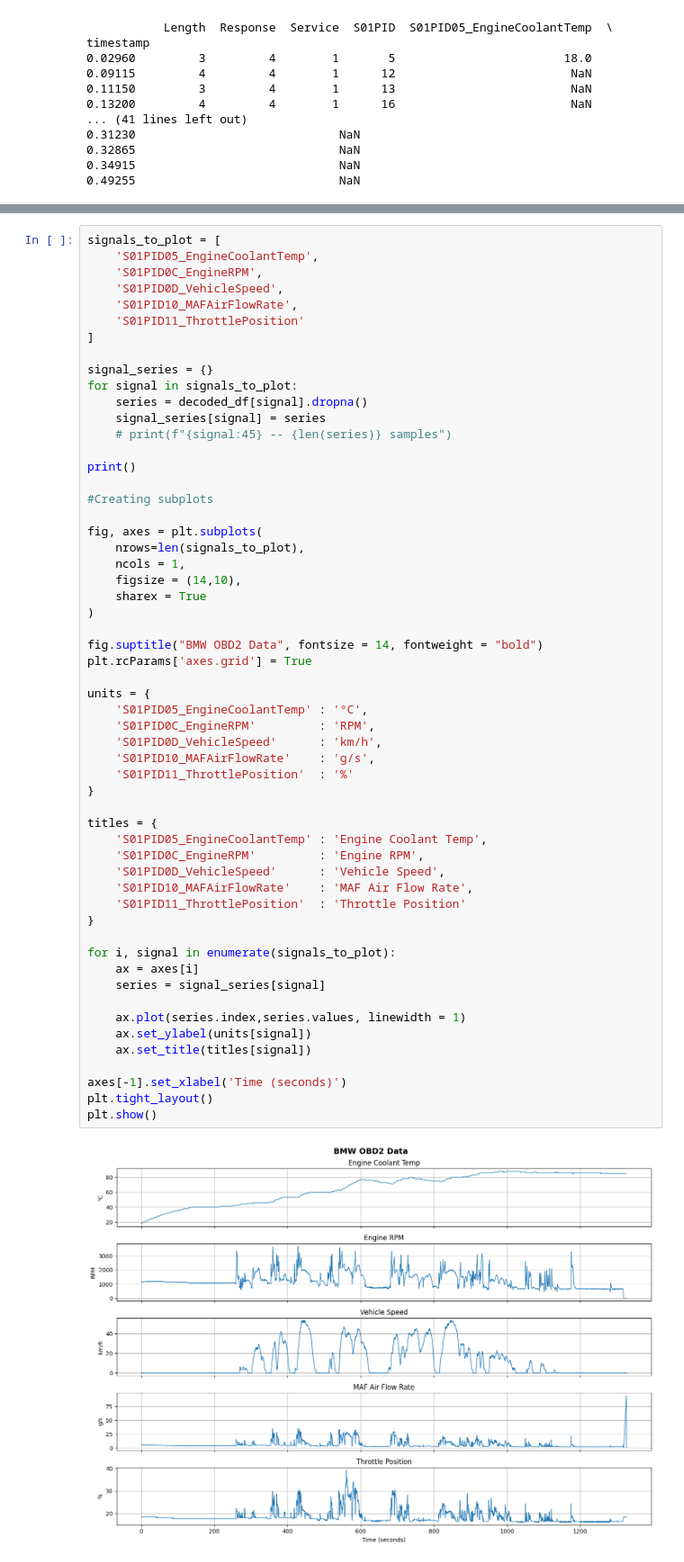
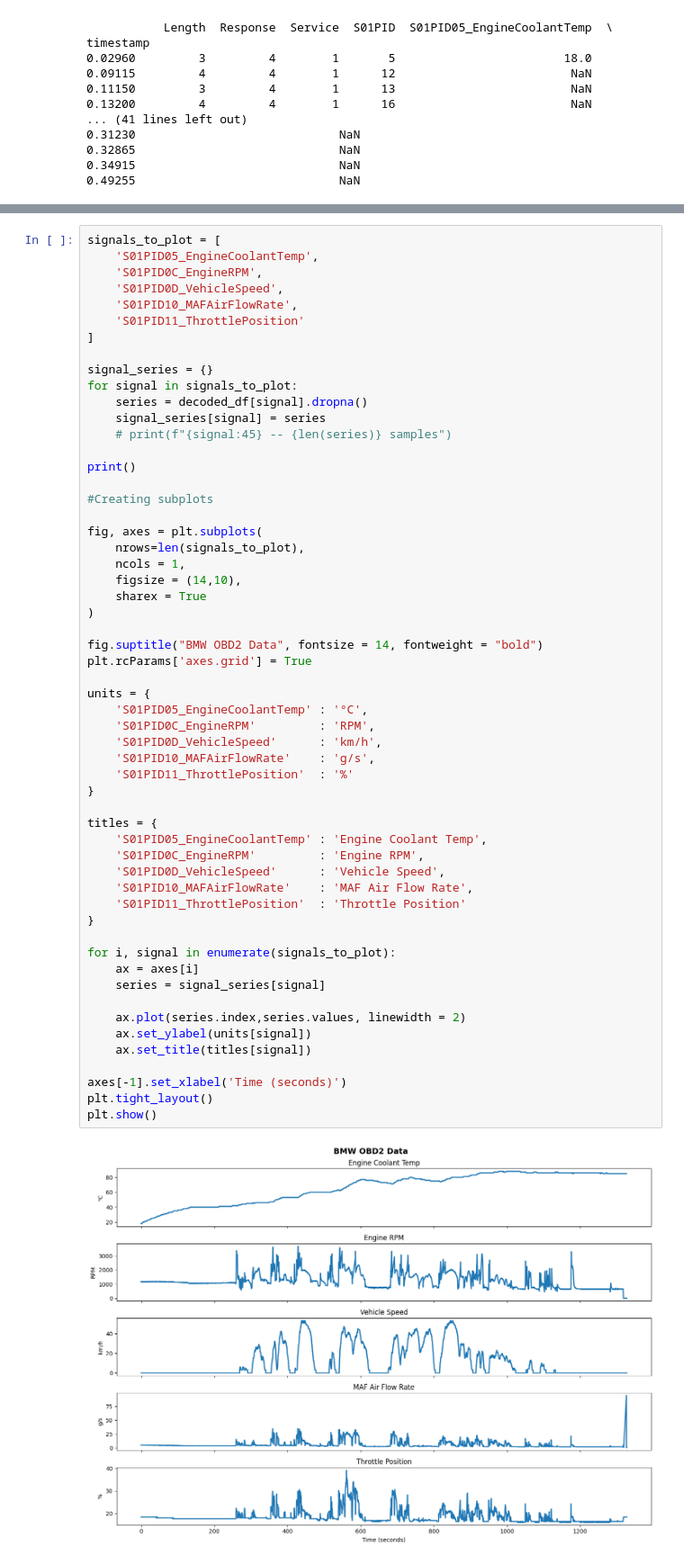
Before and after one commit to CalmKarna44/CAN_BUS_Data_Processor, a Jupyter notebook: CAN_Data_Processing.ipynb, the cells around one changed output, grey strips where cells are left out. Shown at 90% size. Drawn from its saved outputs; the diff is of its cells as text.

```diff
--- a/CAN_Data_Processing.ipynb
+++ b/CAN_Data_Processing.ipynb
@@ -207,32 +209,32 @@ fig, axes = plt.subplots(
 fig.suptitle("BMW OBD2 Data", fontsize = 14, fontweight = "bold")
 plt.rcParams['axes.grid'] = True
 
 units = {
     'S01PID05_EngineCoolantTemp' : '°C',
     'S01PID0C_EngineRPM'         : 'RPM',
     'S01PID0D_VehicleSpeed'      : 'km/h',
     'S01PID10_MAFAirFlowRate'    : 'g/s',
     'S01PID11_ThrottlePosition'  : '%'
 }
 
 titles = {
     'S01PID05_EngineCoolantTemp' : 'Engine Coolant Temp',
     'S01PID0C_EngineRPM'         : 'Engine RPM',
     'S01PID0D_VehicleSpeed'      : 'Vehicle Speed',
     'S01PID10_MAFAirFlowRate'    : 'MAF Air Flow Rate',
     'S01PID11_ThrottlePosition'  : 'Throttle Position'
 }
 
 for i, signal in enumerate(signals_to_plot):
     ax = axes[i]
     series = signal_series[signal]
 
-    ax.plot(series.index,series.values, linewidth = 1)
+    ax.plot(series.index,series.values, linewidth = 2)
     ax.set_ylabel(units[signal])
     ax.set_title(titles[signal])
 
 axes[-1].set_xlabel('Time (seconds)')
 plt.tight_layout()
 plt.show()
 # %% [output]
-[figure, old version]
+[figure, new version]
```
Also changed, not shown: parts of 5 cells of this notebook.
